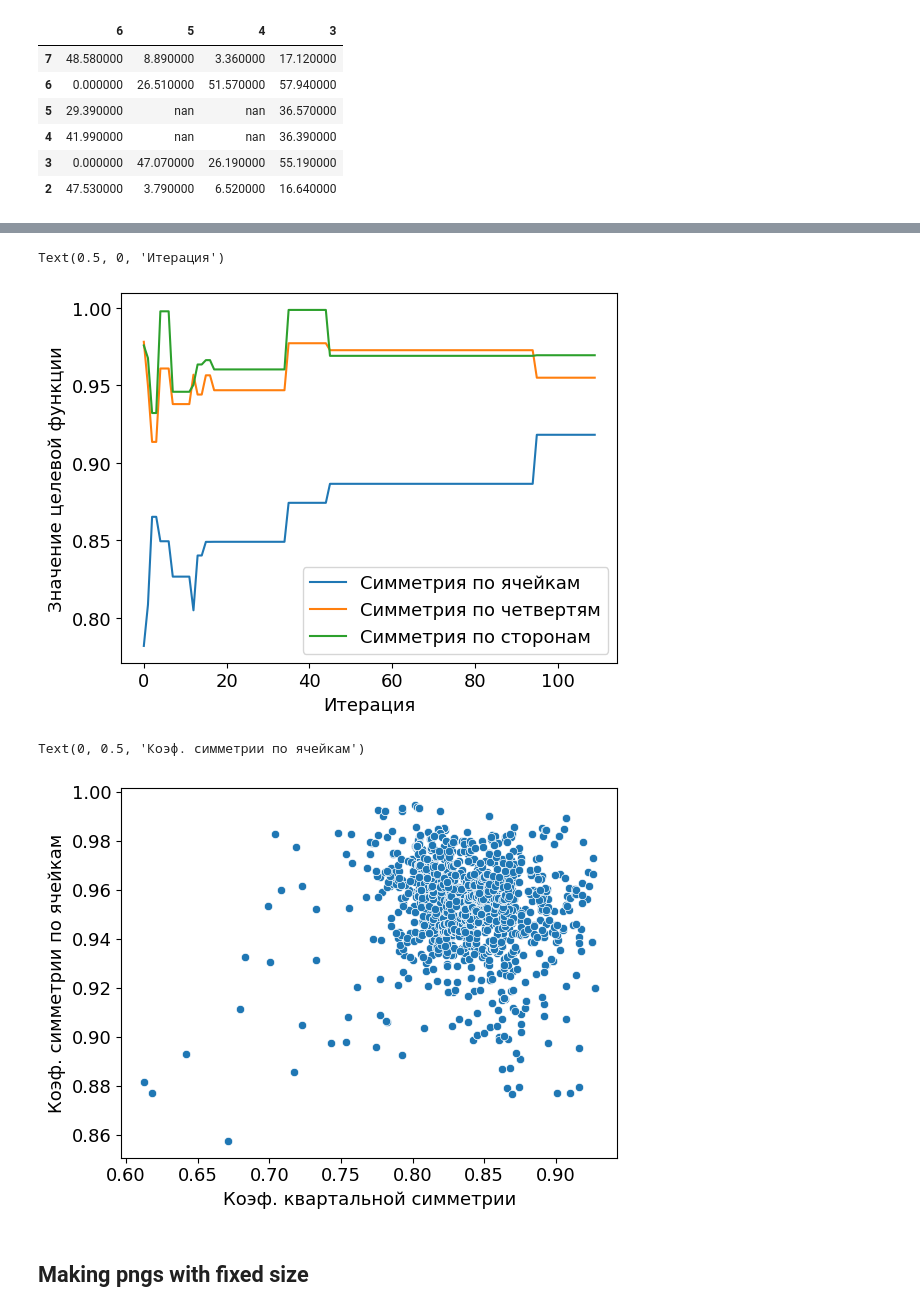
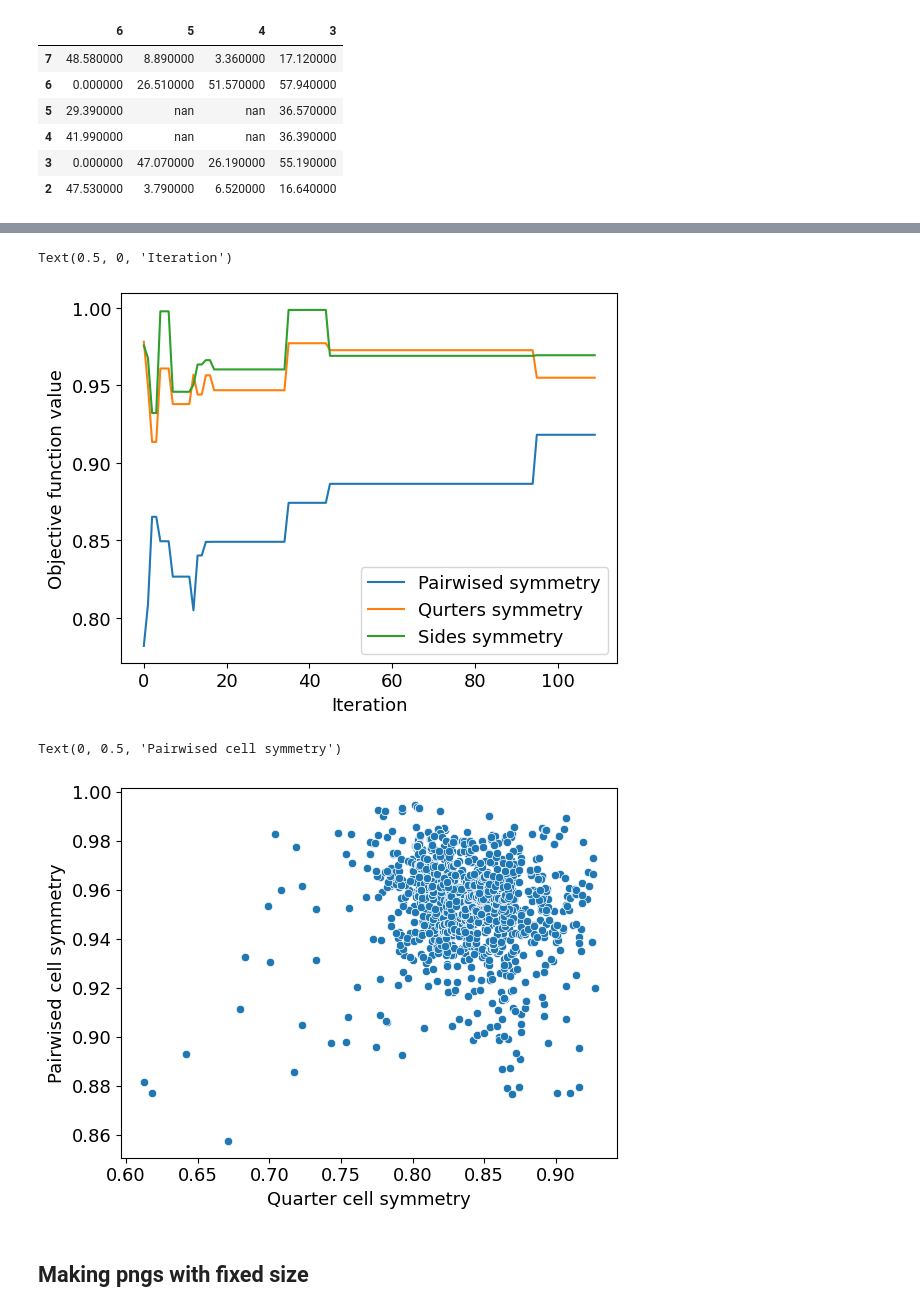
Before and after one commit to mrzlkaaa/core_ununiformity, a Jupyter notebook: main/GA_1_Adjusting.ipynb, the cells around one changed output, grey strips where cells are left out. Cells and saved outputs as stored; diff of their text form; code cells hidden in the pictures.

```diff
--- a/main/GA_1_Adjusting.ipynb
+++ b/main/GA_1_Adjusting.ipynb
@@ -561,28 +566,47 @@ scores_kleftright = [i["k_left_right"] if i["k_left_right"] < 1 else 2 - i["k_le
 # %%
 fig, ax = plt.subplots()
 
-sns.lineplot(np.asarray(scores_ksym), label="Симметрия по ячейкам")
-sns.lineplot(np.array(scores_kquarter), label="Симметрия по четвертям")
-sns.lineplot(scores_kleftright, label="Симметрия по сторонам")
+sns.lineplot(
+    np.asarray(scores_ksym),
+    # label="Симметрия по ячейкам"
+    label="Pairwised symmetry"
+)
+sns.lineplot(
+    np.array(scores_kquarter),
+    # label="Симметрия по четвертям"
+    label="Qurters symmetry"
+)
+sns.lineplot(
+    scores_kleftright,
+    # label="Симметрия по сторонам"
+    label="Sides symmetry"
+)
+
 
 plt.ylabel("Значение целевой функции")
 plt.xlabel("Итерация")
 
+plt.ylabel("Objective function value")
+plt.xlabel("Iteration")
+
 # plt.ylim(0.8, 1.01)
 # sns.move_legend(ax, )
 # %% [output]
-Text(0.5, 0, 'Итерация')
+Text(0.5, 0, 'Iteration')
-[figure, old version]
+[figure, new version]
 # %%
 sns.scatterplot(
     x=tp_ksym,
     y=tp_kquarter
 )
-plt.xlabel("Коэф. квартальной симметрии")
-plt.ylabel("Коэф. симметрии по ячейкам")
+# plt.xlabel("Коэф. квартальной симметрии")
+# plt.ylabel("Коэф. симметрии по ячейкам")
+
+plt.xlabel("Quarter cell symmetry")
+plt.ylabel("Pairwised cell symmetry")
 # %% [output]
-Text(0, 0.5, 'Коэф. симметрии по ячейкам')
+Text(0, 0.5, 'Pairwised cell symmetry')
-[figure, old version]
+[figure, new version]
 # %% [markdown]
 ## Making pngs with fixed size
 # %%
```
Also changed, not shown: parts of 5 cells of this notebook, 1 other file.
